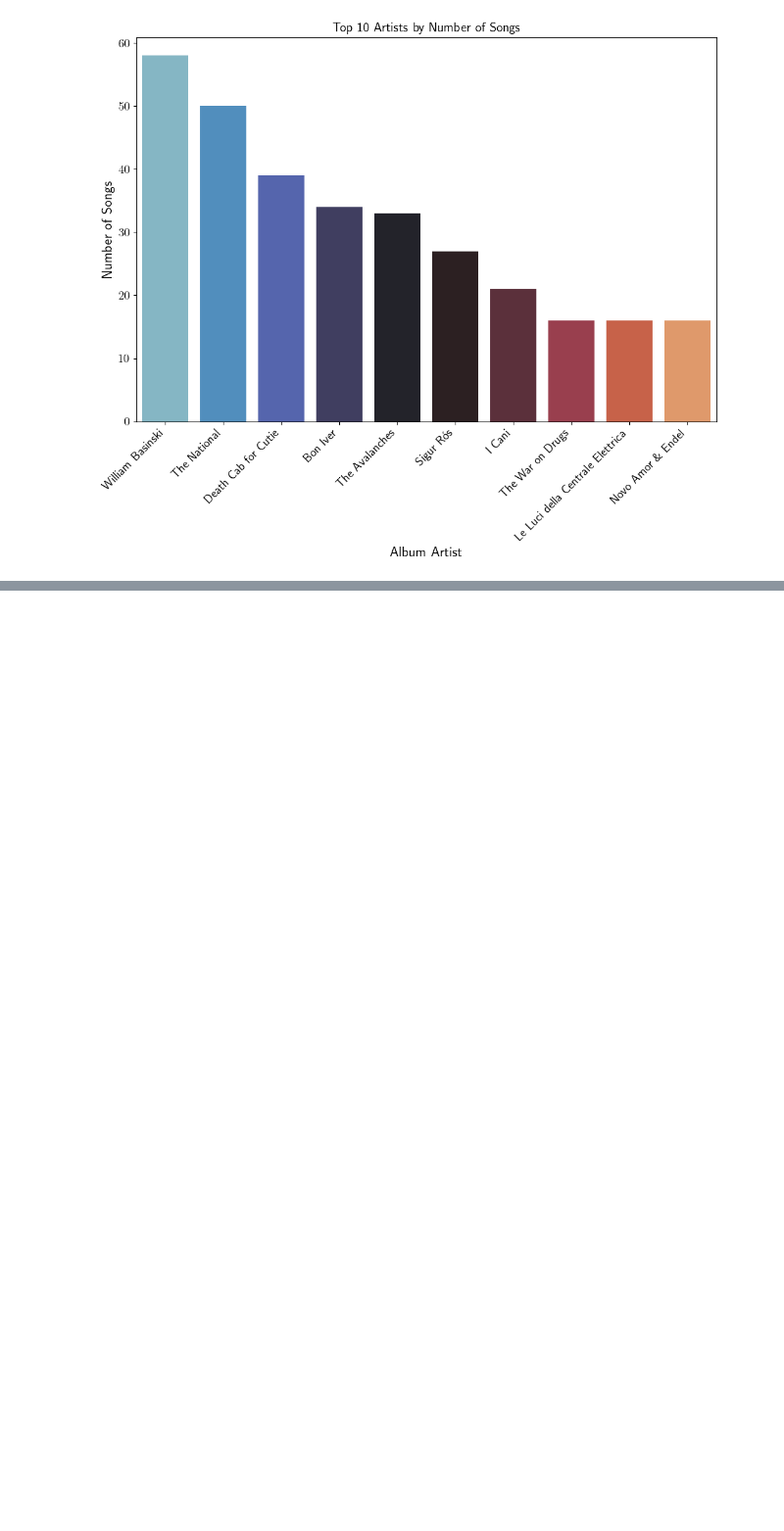
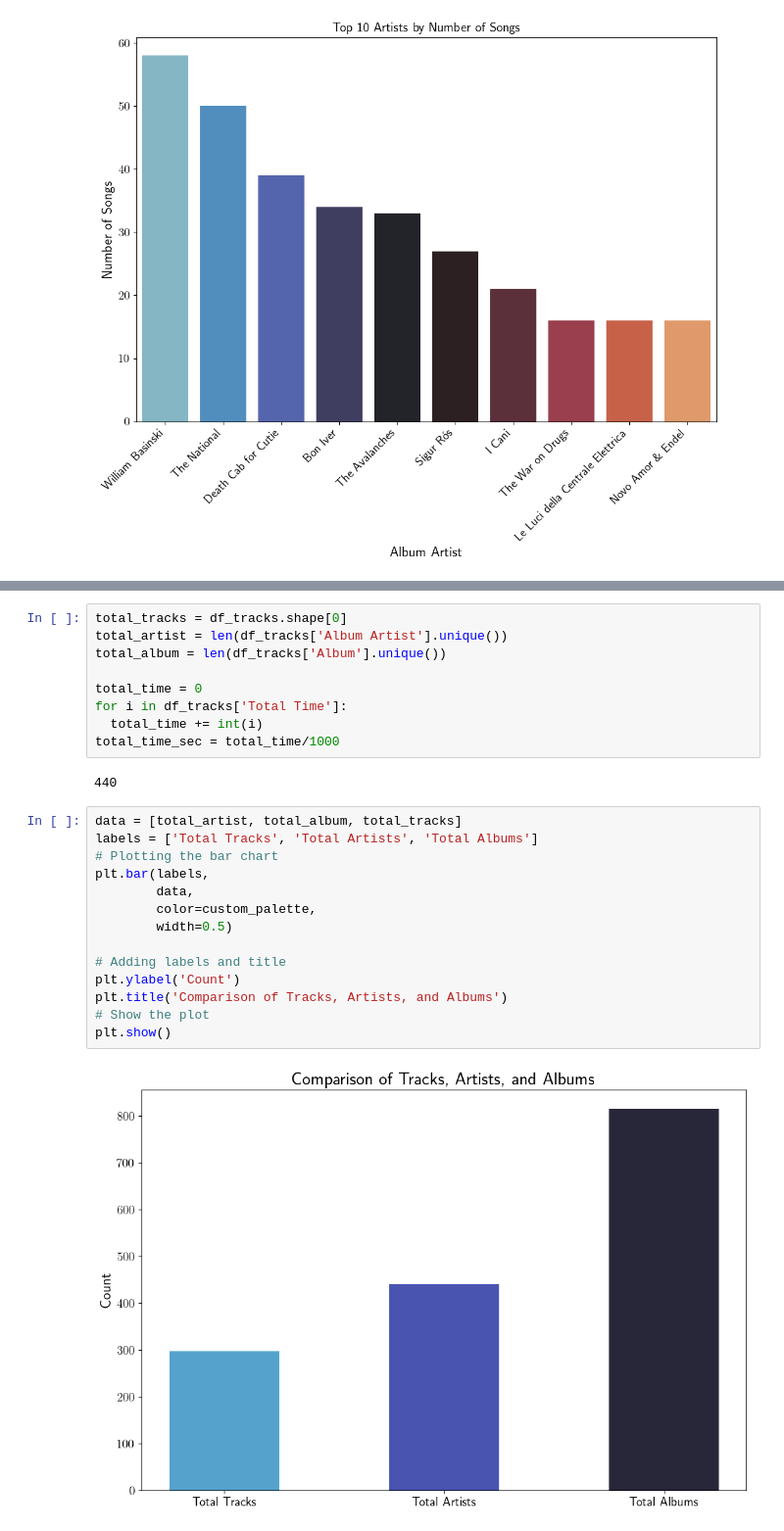
Before and after one commit to anvi-git/Project_Music_Library, a Jupyter notebook: notebook.ipynb, the cells around one changed output, grey strips where cells are left out. Shown at 98% size. Cells and saved outputs as stored; diff of their text form; blank space fills up the shorter version.

Commit message:
new graph

```diff
--- a/notebook.ipynb
+++ b/notebook.ipynb
@@ -206,0 +225,27 @@ plt.show()
+# %%
+total_tracks = df_tracks.shape[0]
+total_artist = len(df_tracks['Album Artist'].unique())
+total_album = len(df_tracks['Album'].unique())
+
+total_time = 0
+for i in df_tracks['Total Time']:
+  total_time += int(i)
+total_time_sec = total_time/1000
+# %% [output]
+440
+# %%
+data = [total_artist, total_album, total_tracks]
+labels = ['Total Tracks', 'Total Artists', 'Total Albums']
+# Plotting the bar chart
+plt.bar(labels,
+        data,
+        color=custom_palette,
+        width=0.5)
+
+# Adding labels and title
+plt.ylabel('Count')
+plt.title('Comparison of Tracks, Artists, and Albums')
+# Show the plot
+plt.show()
+# %% [output]
+[figure, added]
```
Also changed, not shown: parts of 4 cells of this notebook, 1 other file.
